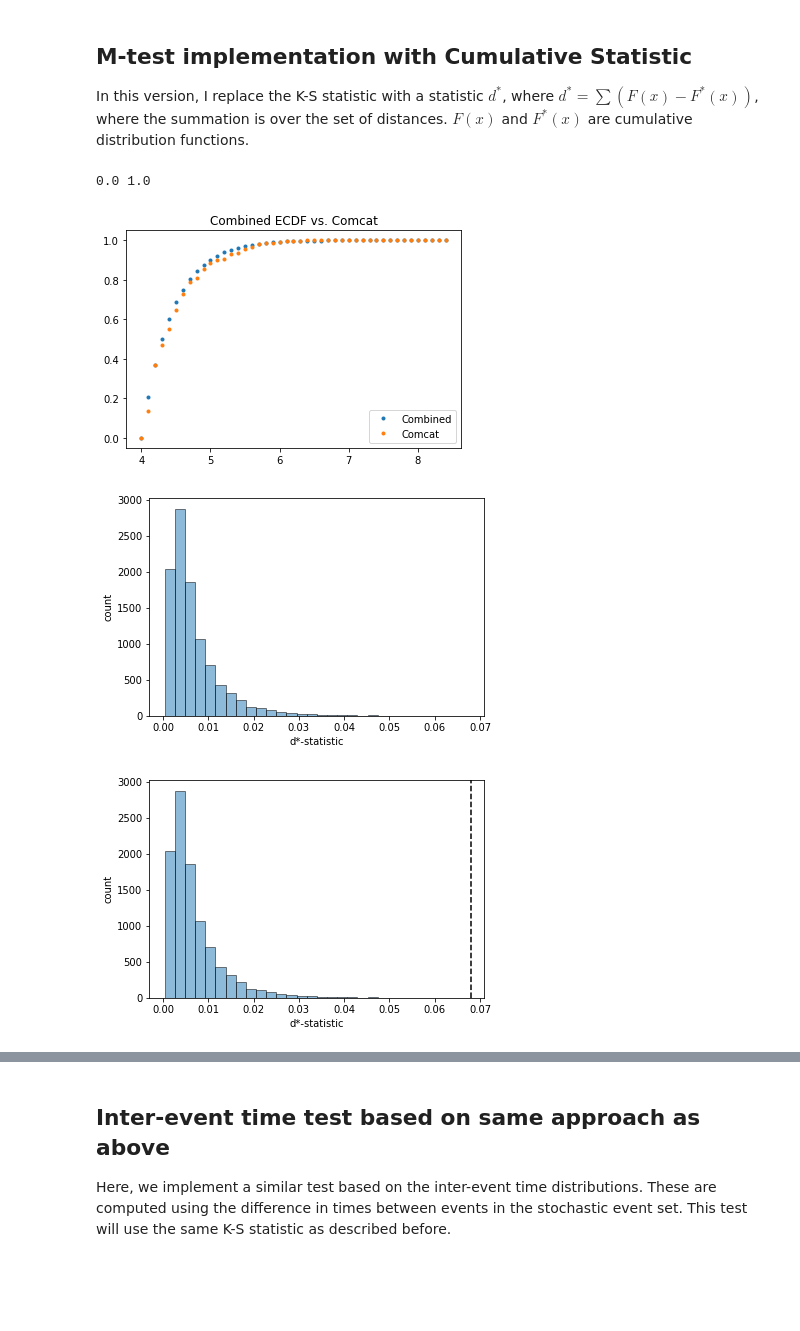
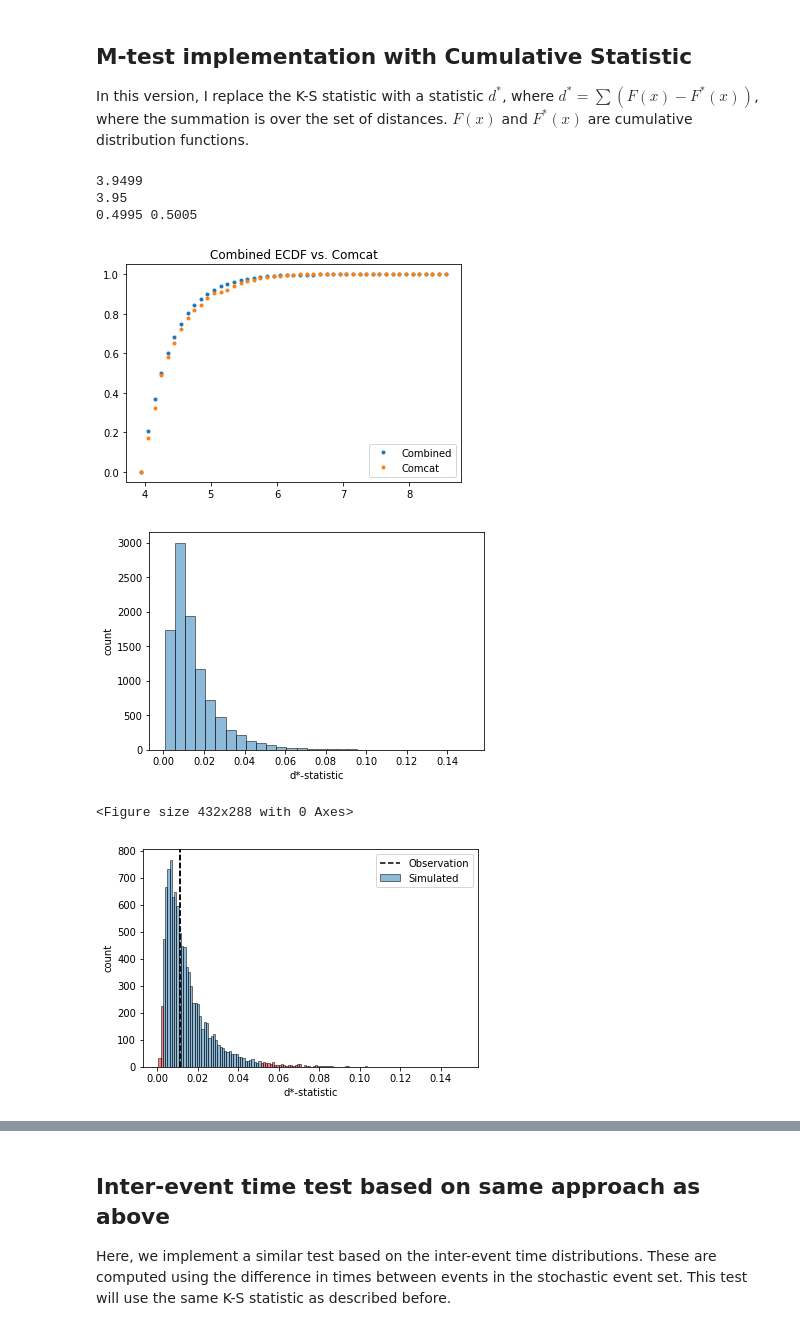
Before and after one commit to SCECcode/pycsep, a Jupyter notebook: notes/m_test_notes.ipynb, the cells around one changed output, grey strips where cells are left out. Saved outputs shown, nothing was run; the diff lists cells and outputs as text; code cells hidden in the pictures; blank space fills up the shorter version.

```diff
--- a/notes/m_test_notes.ipynb
+++ b/notes/m_test_notes.ipynb
@@ -491,7 +487,6 @@ rejected 32818 out of 500000 simluations. type-I error rate = 0.065636
 ### Anderson-Darling test against Data
 # %%
 alpha = 0.05
-dmw = 0.1
 rejections = 0
 p_values = []
 obs = comcat.get_magnitudes()
@@ -500,7 +495,7 @@ for u3cat in u3catalogs:
     # create bins based on data (csep1 used fixed bins)
     global_min = min([min(u3mws), min(obs)])
     global_max = max([max(u3mws), max(obs)])
-    mws = arange(global_min, global_max+2*dmw, dmw)
+    mws = arange(min_mw, max_mw+dmw, dmw)
     # get discretized vectors
     u3_disc = discretize(u3mws, mws)
     obs_disc = discretize(obs, mws)
@@ -544,7 +539,7 @@ for idx in range(n_plots):
     # create bins based on data (csep1 used fixed bins)
     global_min = min([min(u3etas), min(obs)])
     global_max = max([max(u3etas), max(obs)])
-    mws = arange(global_min, global_max+dmw, dmw)
+    mws = arange(min_mw, max_mw+dmw, dmw)
     # discretize both data and forecast
     obs_disc = discretize(obs, mws)
     u3etas_disc = discretize(u3etas, mws)
@@ -682,6 +673,7 @@ Here, we generate the combined distribution of magnitudes. In practice, the get_
 # %%
 import functools
 import operator
+from numpy.random import choice
 
 def flat_map_to_ndarray(l):
     out = np.array(functools.reduce(operator.iconcat, l, []))
@@ -692,10 +684,7 @@ catalog_data = [cat.get_magnitudes() for cat in u3catalogs]
 combined = flat_map_to_ndarray(catalog_data)
 
 # discretize the events
-dmw = 0.1
-mw_min = 4.0
-mw_max = 8.0
-mws = arange(mw_min, mw_max, dmw)
+mws = arange(min_mw, max_mw, dmw)
 combined_ecdf = arbitrary_ecdf(combined, mws)
 obs_ecdf = arbitrary_ecdf(comcat.get_magnitudes(), mws)
 
@@ -724,9 +713,11 @@ def sup_dist(cdf1, cdf2):
     return np.max(np.absolute(cdf2-cdf1))
 
 # build test distribution
+n_obs = len(comcat.get_magnitudes())
 test_distribution = []
 for data in catalog_data:
-    test_ecdf = arbitrary_ecdf(data, mws)
+    sampled_data = choice(data, size=n_obs)
+    test_ecdf = arbitrary_ecdf(sampled_data, mws)
     # ecdf is tuple() ex, cdf
     d = sup_dist(test_ecdf[1], combined_ecdf[1])
     test_distribution.append(d)
@@ -764,15 +755,16 @@ print(delta_1, delta_2)
 
 In this version, I replace the K-S statistic with a statistic $d^*$, where $d^*=\sum {(F(x)-F^*(x))}$, where the summation is over the set of distances. $F(x)$ and $F^*(x)$ are cumulative distribution functions.
 # %%
+from numpy.random import choice
+
 # efficient way to concat a list of lists
 catalog_data = [cat.get_magnitudes() for cat in u3catalogs]
 combined = flat_map_to_ndarray(catalog_data)
 
 # discretize the events
-dmw = 0.1
-mw_min = 4.0
-mw_max = 8.5
-mws = arange(mw_min, mw_max, dmw)
+mws = arange(min_mw, max_mw, dmw)
+print(np.min(mws))
+print(np.min(combined))
 combined_ecdf = arbitrary_ecdf(combined, mws)
 obs_ecdf = arbitrary_ecdf(comcat.get_magnitudes(), mws)
 
@@ -787,42 +779,47 @@ def cum_sq_dist(cdf1, cdf2):
     """
     given two cumulative distribution functions, compute the cumulative sq. diff of the set of distances.
 
-    note:
+    note:bb
         this function does not check that the ecdfs are ordered or balanced. beware!
     """
     return np.sum((cdf2-cdf1)**2)
 
 # build test distribution
+n_obs = len(comcat.get_magnitudes())
 test_distribution = []
 for data in catalog_data:
-    test_ecdf = arbitrary_ecdf(data, mws)
+    sampled_data = choice(data, size=n_obs)
+    test_ecdf = arbitrary_ecdf(sampled_data, mws)
     # ecdf is tuple() ex, cdf
     d = cum_sq_dist(test_ecdf[1], combined_ecdf[1])
     test_distribution.append(d)
 
 # visualize the test distribution
 figure()
 counts, bins, pathces = hist(test_distribution, bins=30, edgecolor='black', alpha=0.5)
 h = xlabel('d*-statistic')
 h = ylabel('count')
 
 # compute same statistic from catalog
-d_obs = sup_dist(obs_ecdf[1], combined_ecdf[1])
+d_obs = cum_sq_dist(obs_ecdf[1], combined_ecdf[1])
 
 # compute delta 1 and delta 2
 delta_1 = cstats.greater_equal_ecdf(test_distribution, d_obs)
 delta_2 = cstats.less_equal_ecdf(test_distribution, d_obs)
 
 # visualize the test distribution
 figure()
-counts, bins, pathces = hist(test_distribution, bins=30, edgecolor='black', alpha=0.5)
+csep.utils.plotting.plot_histogram(test_distribution, d_obs, percentile=95)
 axvline(x=d_obs, color='black', linestyle='--')
 h = xlabel('d*-statistic')
 h = ylabel('count')
 
 print(delta_1, delta_2)
 # %% [output]
-0.0 1.0
+3.9499
+3.95
+0.4995 0.5005
-[figure, old version]
+[figure, new version]
-[figure, old version]
+[figure, new version]
+<Figure size 432x288 with 0 Axes>
-[figure, old version]
+[figure, new version]
```
Also changed, not shown: parts of 27 cells of this notebook, 24 other files.
